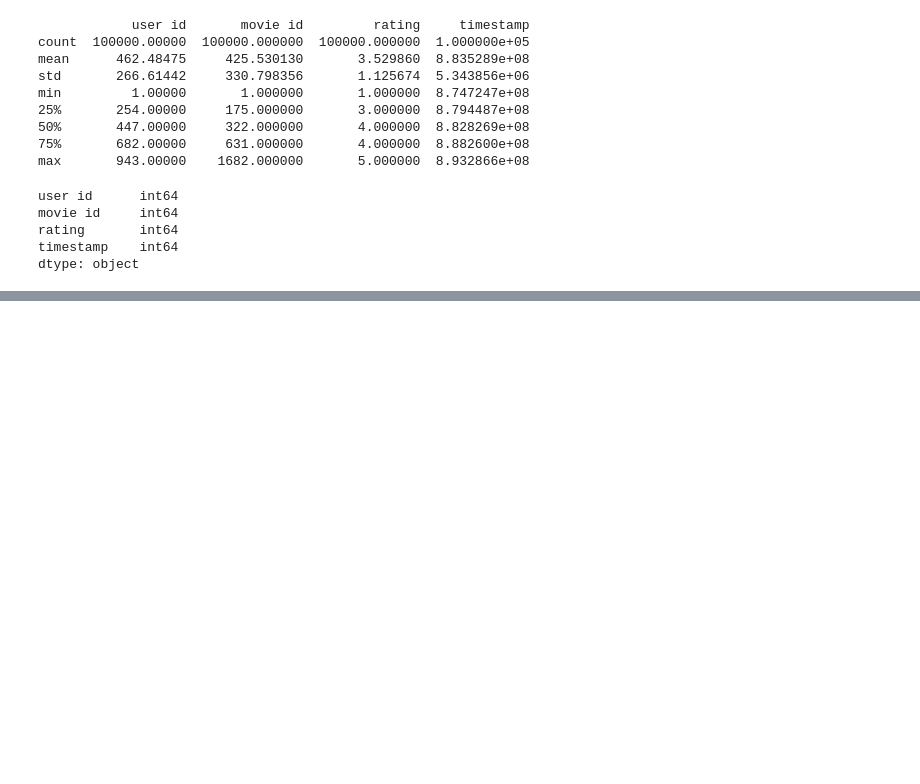
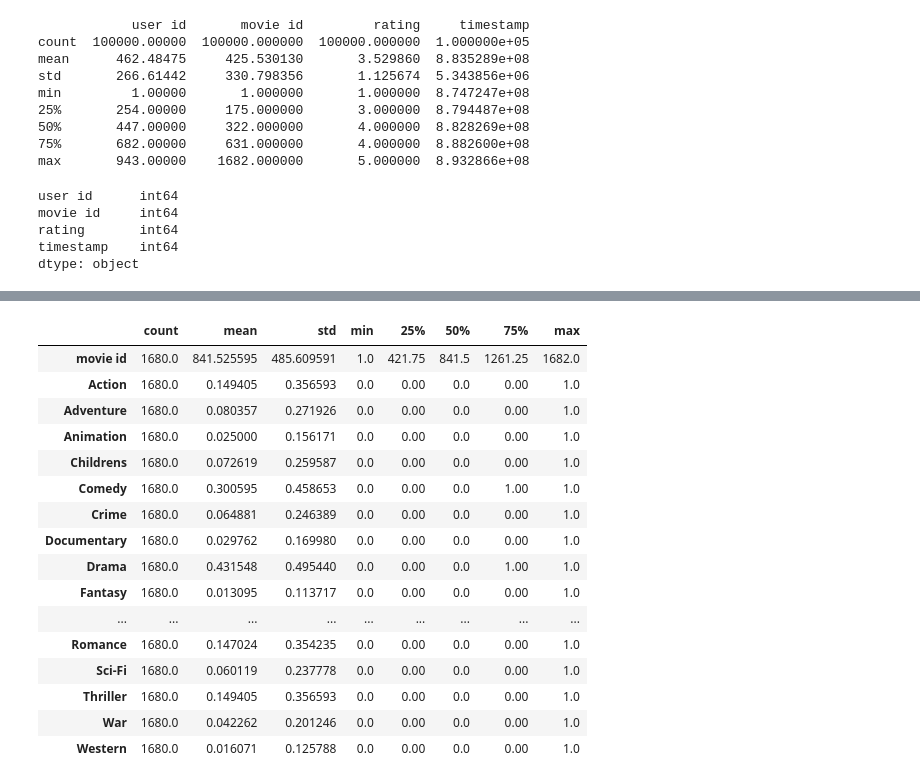
Before and after one commit to JosephRidge/Analysis101, a Jupyter notebook: app.ipynb, the cells around one changed output, grey strips where cells are left out. Saved outputs shown, nothing was run; the diff lists cells and outputs as text; code cells hidden in the pictures; blank space fills up the shorter version.

```diff
--- a/app.ipynb
+++ b/app.ipynb
@@ -707,0 +720,20 @@ dtype: object
+# %%
+movies_df.describe().T # T is is for transpose
+# %% [output]
+|  | count | mean | std | min | 25% | 50% | 75% | max |
+| movie id | 1680.0 | 841.525595 | 485.609591 | 1.0 | 421.75 | 841.5 | 1261.25 | 1682.0 |
+| Action | 1680.0 | 0.149405 | 0.356593 | 0.0 | 0.00 | 0.0 | 0.00 | 1.0 |
+| Adventure | 1680.0 | 0.080357 | 0.271926 | 0.0 | 0.00 | 0.0 | 0.00 | 1.0 |
+| Animation | 1680.0 | 0.025000 | 0.156171 | 0.0 | 0.00 | 0.0 | 0.00 | 1.0 |
+| Childrens | 1680.0 | 0.072619 | 0.259587 | 0.0 | 0.00 | 0.0 | 0.00 | 1.0 |
+| Comedy | 1680.0 | 0.300595 | 0.458653 | 0.0 | 0.00 | 0.0 | 1.00 | 1.0 |
+| Crime | 1680.0 | 0.064881 | 0.246389 | 0.0 | 0.00 | 0.0 | 0.00 | 1.0 |
+| Documentary | 1680.0 | 0.029762 | 0.169980 | 0.0 | 0.00 | 0.0 | 0.00 | 1.0 |
+| Drama | 1680.0 | 0.431548 | 0.495440 | 0.0 | 0.00 | 0.0 | 1.00 | 1.0 |
+| Fantasy | 1680.0 | 0.013095 | 0.113717 | 0.0 | 0.00 | 0.0 | 0.00 | 1.0 |
+| ... | ... | ... | ... | ... | ... | ... | ... | ... |
+| Romance | 1680.0 | 0.147024 | 0.354235 | 0.0 | 0.00 | 0.0 | 0.00 | 1.0 |
+| Sci-Fi | 1680.0 | 0.060119 | 0.237778 | 0.0 | 0.00 | 0.0 | 0.00 | 1.0 |
+| Thriller | 1680.0 | 0.149405 | 0.356593 | 0.0 | 0.00 | 0.0 | 0.00 | 1.0 |
+| War | 1680.0 | 0.042262 | 0.201246 | 0.0 | 0.00 | 0.0 | 0.00 | 1.0 |
+| Western | 1680.0 | 0.016071 | 0.125788 | 0.0 | 0.00 | 0.0 | 0.00 | 1.0 |
```
Also changed, not shown: parts of 1 cell of this notebook.
